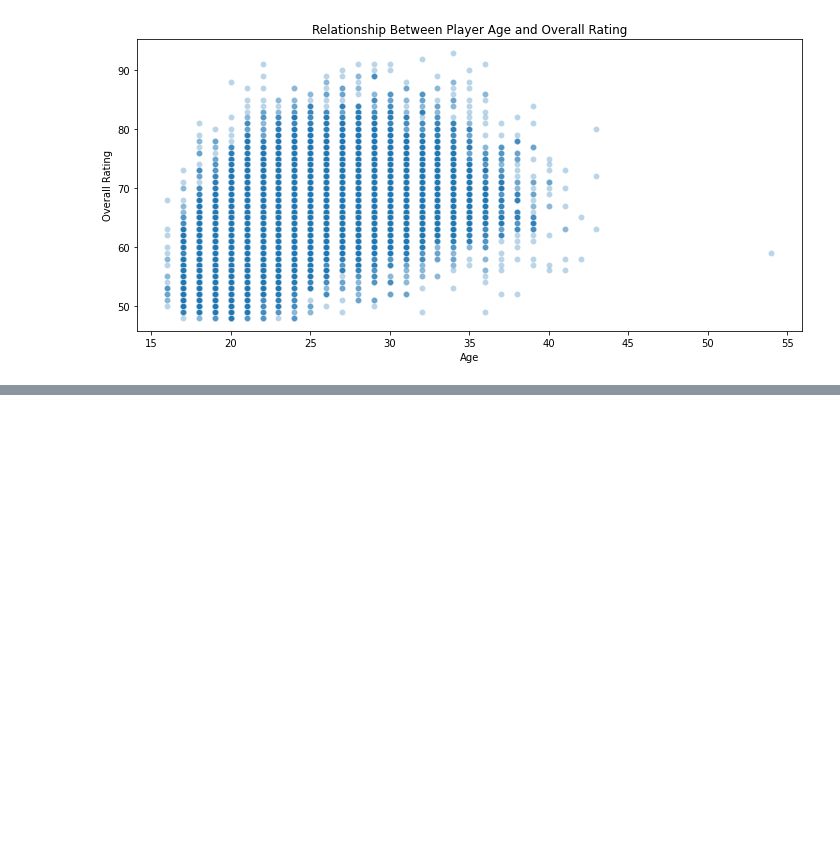
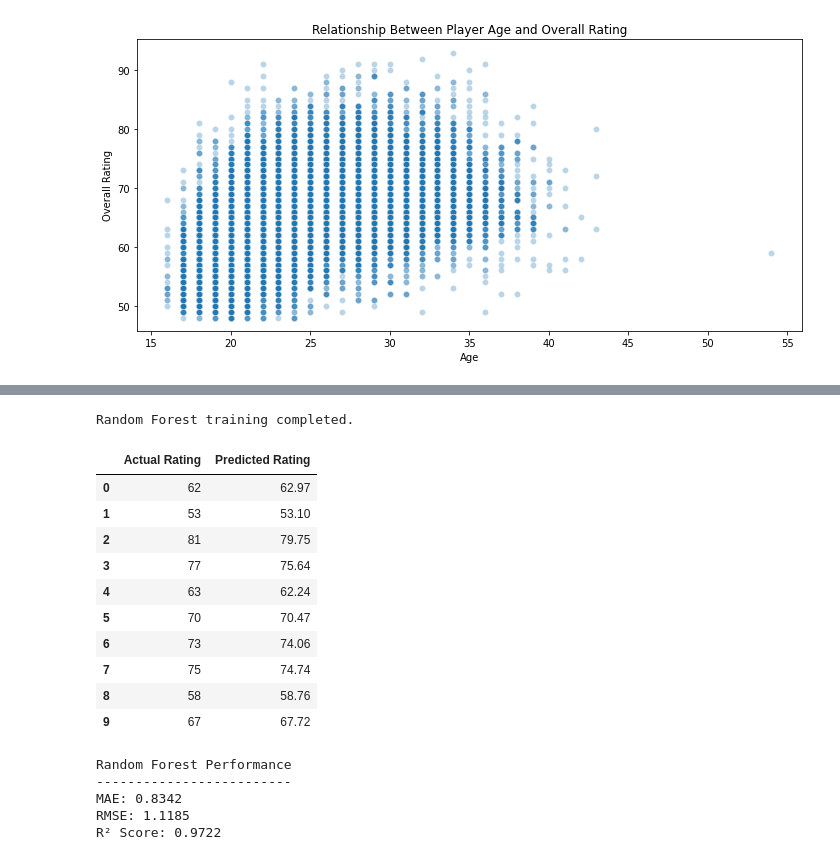
Before and after one commit to SujanMaga/fifa22-player-rating-prediction, a Jupyter notebook: fifa22-player-rating-prediction.ipynb, the cells around one changed output, grey strips where cells are left out. Cells and saved outputs as stored; diff of their text form; code cells hidden in the pictures; blank space fills up the shorter version.

Commit message:
RandomForest

```diff
--- a/fifa22-player-rating-prediction.ipynb
+++ b/fifa22-player-rating-prediction.ipynb
@@ -356,0 +381,60 @@ print("Scaled testing shape:", X_test_scaled.shape)
+# %%
+from sklearn.ensemble import RandomForestRegressor
+
+# Initializing the Random Forest model
+rf_model = RandomForestRegressor(
+    n_estimators=100,
+    max_depth=None,
+    min_samples_split=2,
+    random_state=42,
+    n_jobs=-1
+)
+
+# Training the model
+rf_model.fit(X_train, y_train)
+
+print("Random Forest training completed.")
+# %% [output]
+Random Forest training completed.
+# %%
+# Predicting overall ratings for the testing dataset
+rf_predictions = rf_model.predict(X_test)
+
+# Comparing actual and predicted ratings
+rf_results = pd.DataFrame({
+    "Actual Rating": y_test.values,
+    "Predicted Rating": rf_predictions.round(2)
+})
+
+rf_results.head(10)
+# %% [output]
+|  | Actual Rating | Predicted Rating |
+| 0 | 62 | 62.97 |
+| 1 | 53 | 53.10 |
+| 2 | 81 | 79.75 |
+| 3 | 77 | 75.64 |
+| 4 | 63 | 62.24 |
+| 5 | 70 | 70.47 |
+| 6 | 73 | 74.06 |
+| 7 | 75 | 74.74 |
+| 8 | 58 | 58.76 |
+| 9 | 67 | 67.72 |
+# %%
+from sklearn.metrics import mean_absolute_error, mean_squared_error, r2_score
+
+# Calculating Random Forest evaluation metrics
+rf_mae = mean_absolute_error(y_test, rf_predictions)
+rf_rmse = np.sqrt(mean_squared_error(y_test, rf_predictions))
+rf_r2 = r2_score(y_test, rf_predictions)
+
+print("Random Forest Performance")
+print("-------------------------")
+print("MAE:", round(rf_mae, 4))
+print("RMSE:", round(rf_rmse, 4))
+print("R² Score:", round(rf_r2, 4))
+# %% [output]
+Random Forest Performance
+-------------------------
+MAE: 0.8342
+RMSE: 1.1185
+R² Score: 0.9722
```
Also changed, not shown: parts of 12 cells of this notebook.
